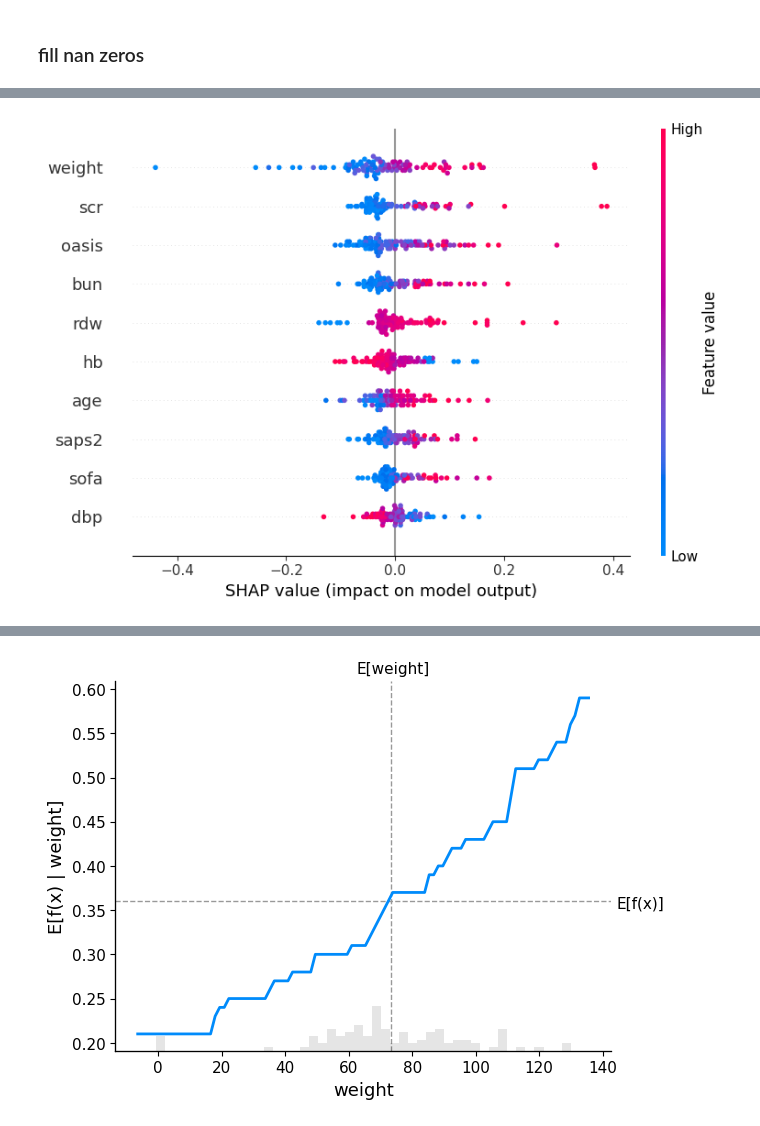
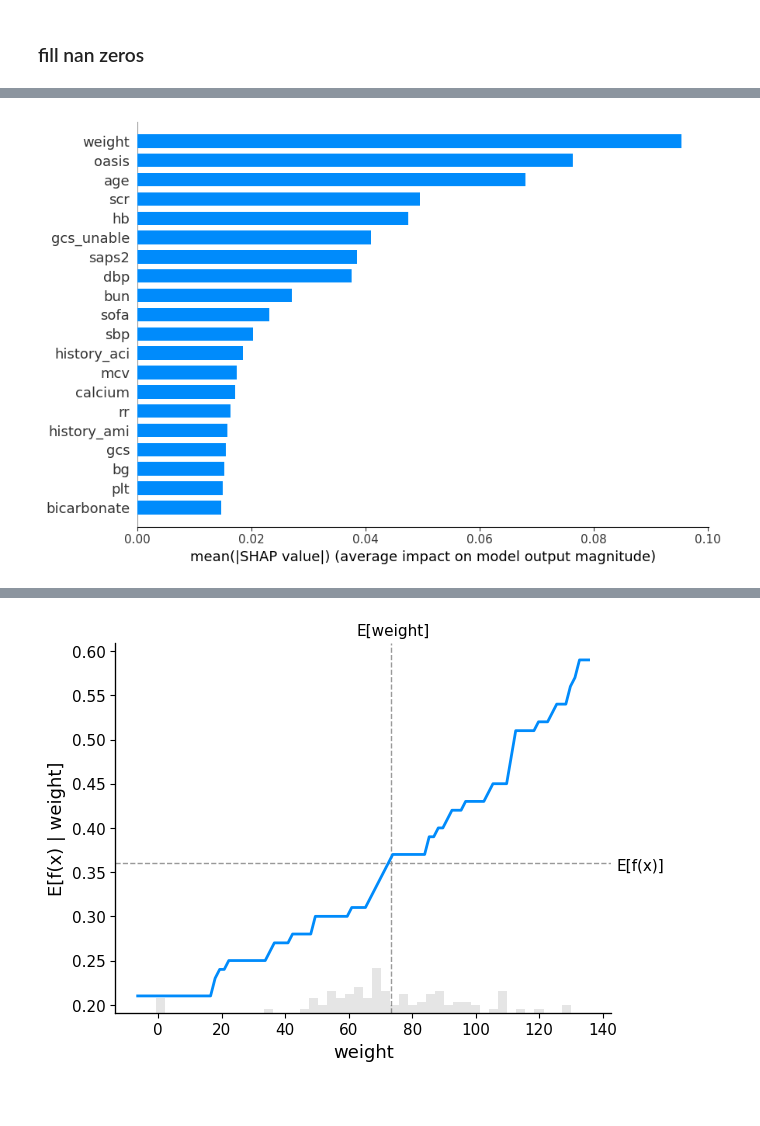
Before and after one commit to BuiHoangTu/hust.year2023.PredictingRiskDiabeticKetoacidosis-associatedKidneyInjury, a Jupyter notebook: archived_notebooks_limited-new/TabPFNClassifier/tabular-model_TabPFNClassifier_last.ipynb, the cells around one changed output, grey strips where cells are left out. Drawn from its saved outputs; the diff is of its cells as text; code cells hidden in the pictures; blank space fills up the shorter version.

Commit message:
add all shap

```diff
--- a/archived_notebooks_limited-new/TabPFNClassifier/tabular-model_TabPFNClassifier_last.ipynb
+++ b/archived_notebooks_limited-new/TabPFNClassifier/tabular-model_TabPFNClassifier_last.ipynb
@@ -379,4 +377,9 @@ OutOfMemoryError: CUDA out of memory. Tried to allocate 3.60 GiB. GPU
-# %%
-shap.summary_plot(shape_values, explainingX, max_display=10)
-# %% [output]
-[figure, removed]
+# %%
+from constants import RESULT_PATH
+
+
+shap.summary_plot(shape_values, plot_type="bar", show=False, plot_size=[9, 6])
+plt.savefig(RESULT_PATH / "shap_tabpfn_summary_plot.svg", format="svg")
+plt.show()
+# %% [output]
+[figure, added]
```
Also changed, not shown: parts of 5 cells of this notebook, 5 other files.
